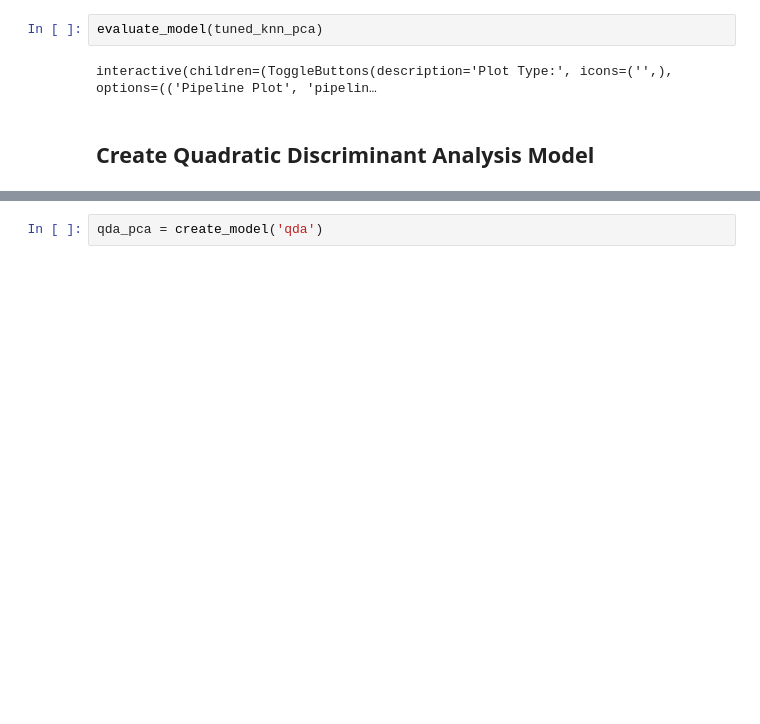
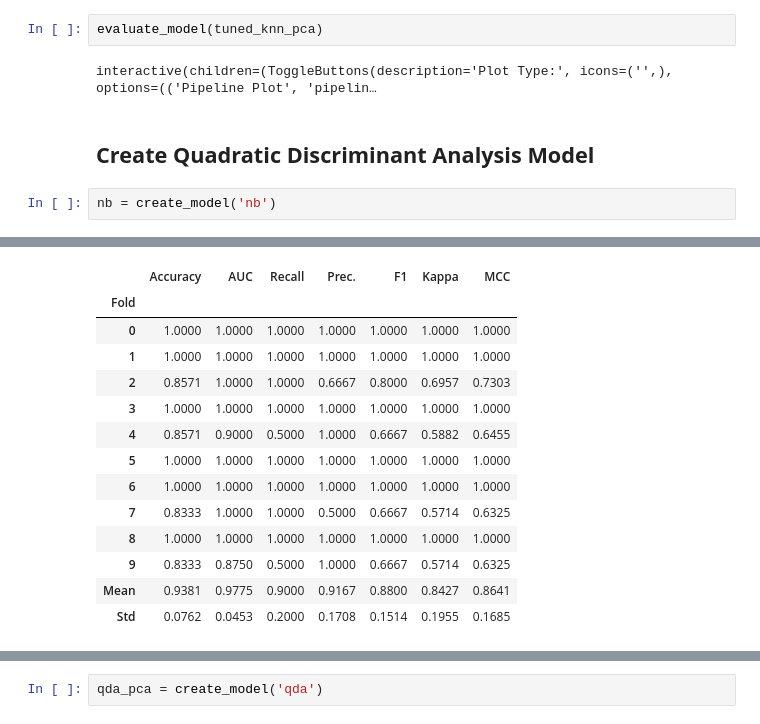
Before and after one commit to Sahithya1509/6220, a Jupyter notebook: 6220.ipynb, the cells around one changed output, grey strips where cells are left out. Saved outputs shown, nothing was run; the diff lists cells and outputs as text; blank space fills up the shorter version.

```diff
--- a/6220.ipynb
+++ b/6220.ipynb
@@ -919,3 +919,6 @@ evaluate_model(tuned_knn_pca)
 interactive(children=(ToggleButtons(description='Plot Type:', icons=('',), options=(('Pipeline Plot', 'pipelin…
 # %% [markdown]
 ## **Create Quadratic Discriminant Analysis Model**
+# %%
+nb = create_model('nb')
+# %% [output]
@@ -921,0 +926,14 @@ interactive(children=(ToggleButtons(description='Plot Type:', icons=('',), optio
+|  | Accuracy | AUC | Recall | Prec. | F1 | Kappa | MCC |
+| Fold |  |  |  |  |  |  |  |
+| 0 | 1.0000 | 1.0000 | 1.0000 | 1.0000 | 1.0000 | 1.0000 | 1.0000 |
+| 1 | 1.0000 | 1.0000 | 1.0000 | 1.0000 | 1.0000 | 1.0000 | 1.0000 |
+| 2 | 0.8571 | 1.0000 | 1.0000 | 0.6667 | 0.8000 | 0.6957 | 0.7303 |
+| 3 | 1.0000 | 1.0000 | 1.0000 | 1.0000 | 1.0000 | 1.0000 | 1.0000 |
+| 4 | 0.8571 | 0.9000 | 0.5000 | 1.0000 | 0.6667 | 0.5882 | 0.6455 |
+| 5 | 1.0000 | 1.0000 | 1.0000 | 1.0000 | 1.0000 | 1.0000 | 1.0000 |
+| 6 | 1.0000 | 1.0000 | 1.0000 | 1.0000 | 1.0000 | 1.0000 | 1.0000 |
+| 7 | 0.8333 | 1.0000 | 1.0000 | 0.5000 | 0.6667 | 0.5714 | 0.6325 |
+| 8 | 1.0000 | 1.0000 | 1.0000 | 1.0000 | 1.0000 | 1.0000 | 1.0000 |
+| 9 | 0.8333 | 0.8750 | 0.5000 | 1.0000 | 0.6667 | 0.5714 | 0.6325 |
+| Mean | 0.9381 | 0.9775 | 0.9000 | 0.9167 | 0.8800 | 0.8427 | 0.8641 |
+| Std | 0.0762 | 0.0453 | 0.2000 | 0.1708 | 0.1514 | 0.1955 | 0.1685 |
```
Also changed, not shown: parts of 7 cells of this notebook.
